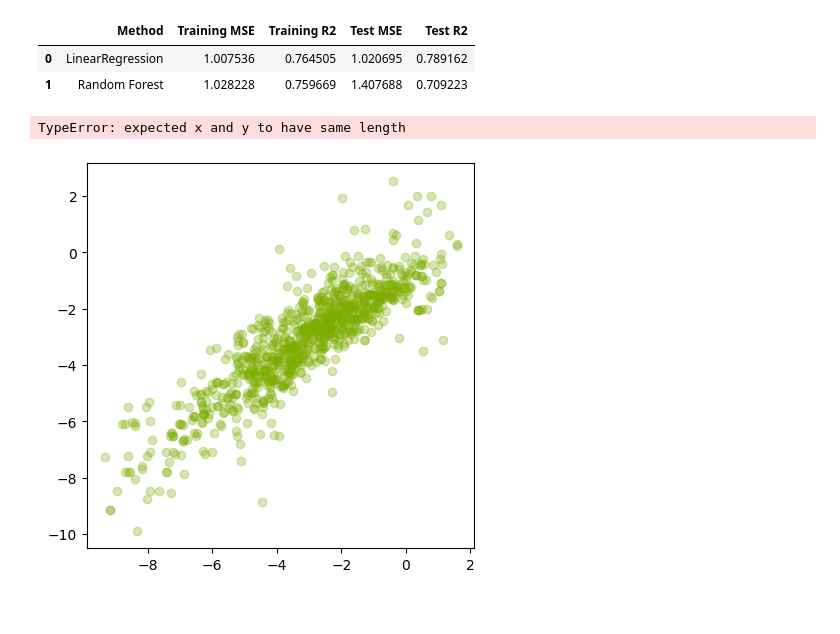
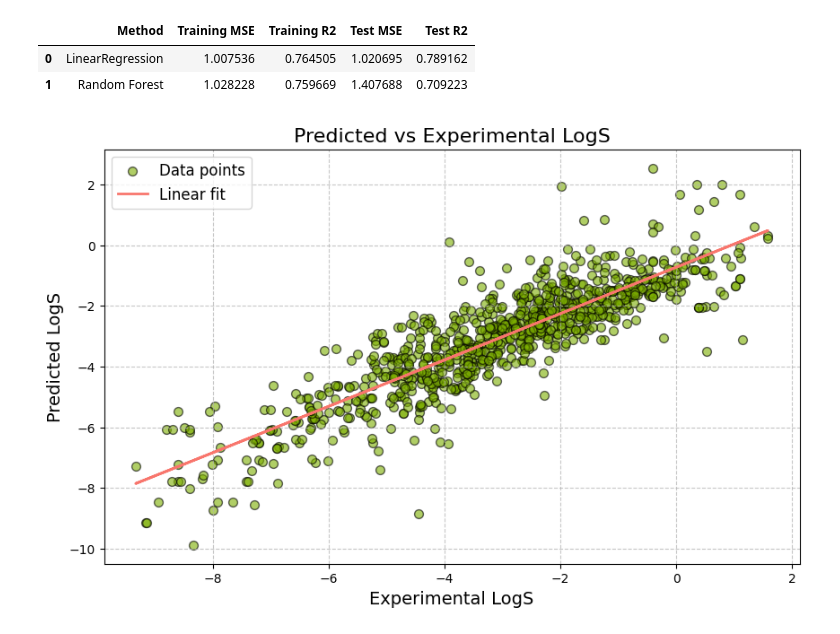
Before and after one commit to JXPJXT/Delany-Solubility-Dataset-Analysis-Project, a Jupyter notebook: Model-Analysis-Jupyter-Notebook.ipynb, the cells around one changed output. Drawn from its saved outputs; the diff is of its cells as text; code cells hidden in the pictures.

Commit message:
Main JupyterNotebook Edited

```diff
--- a/Model-Analysis-Jupyter-Notebook.ipynb
+++ b/Model-Analysis-Jupyter-Notebook.ipynb
@@ -205,16 +205,32 @@ df_models
 # %%
 import matplotlib.pyplot as plt
 import numpy as np
 
-plt.figure(figsize=(5,5))
-plt.scatter(x=y_train,y=y_lr_train_pred,c="#7CAE00",alpha =0.3)
+# Assuming y_train and y_lr_train_pred are already defined in your notebook
+plt.figure(figsize=(10, 6))
 
-z=np.polyfit(y_train, y_lr_test_pred, 1)
-p=np.poly1d(z)
+# Scatter plot with improved readability
+plt.scatter(x=y_train, y=y_lr_train_pred, c="#7CAE00", alpha=0.6, edgecolor='k', s=50, label='Data points')
 
-plt.plot(y_train, p(y_train), '#F8766D')
-plt.ylabel('Predict LogS')
-plt.xlabel('Experimental LogS')
+# Linear fit line
+z = np.polyfit(y_train, y_lr_train_pred, 1)
+p = np.poly1d(z)
+plt.plot(y_train, p(y_train), '#F8766D', linewidth=2, label='Linear fit')
+
+# Titles and labels
+plt.title('Predicted vs Experimental LogS', fontsize=16)
+plt.xlabel('Experimental LogS', fontsize=14)
+plt.ylabel('Predicted LogS', fontsize=14)
+
+# Adding a legend
+plt.legend(fontsize=12)
+
+# Improving grid visibility
+plt.grid(True, linestyle='--', alpha=0.7)
+
+# Save the figure
+plt.savefig('pred_vs_exp_logs.png', dpi=300)
+
+plt.show()
 # %% [output]
-TypeError: expected x and y to have same length
-[figure, old version]
+[figure, new version]
```
